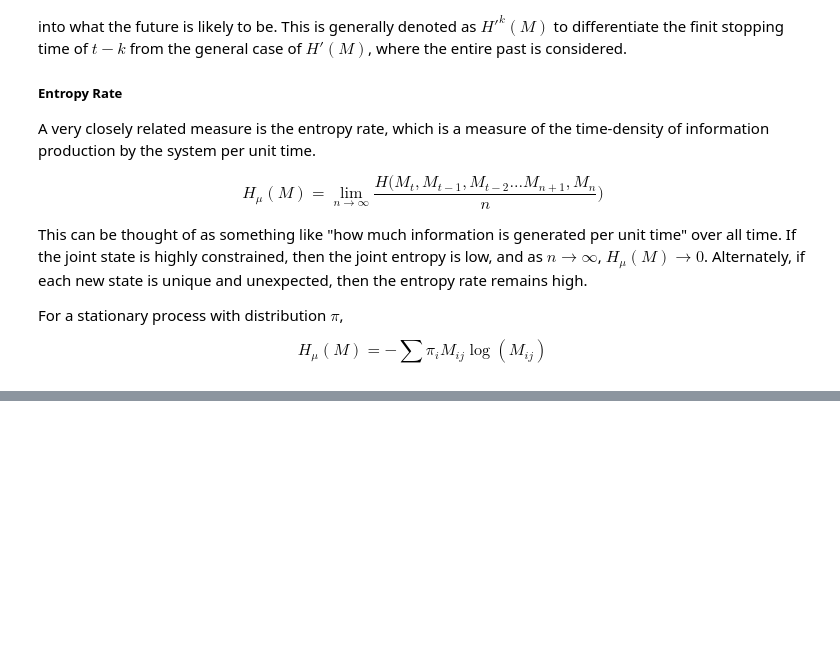
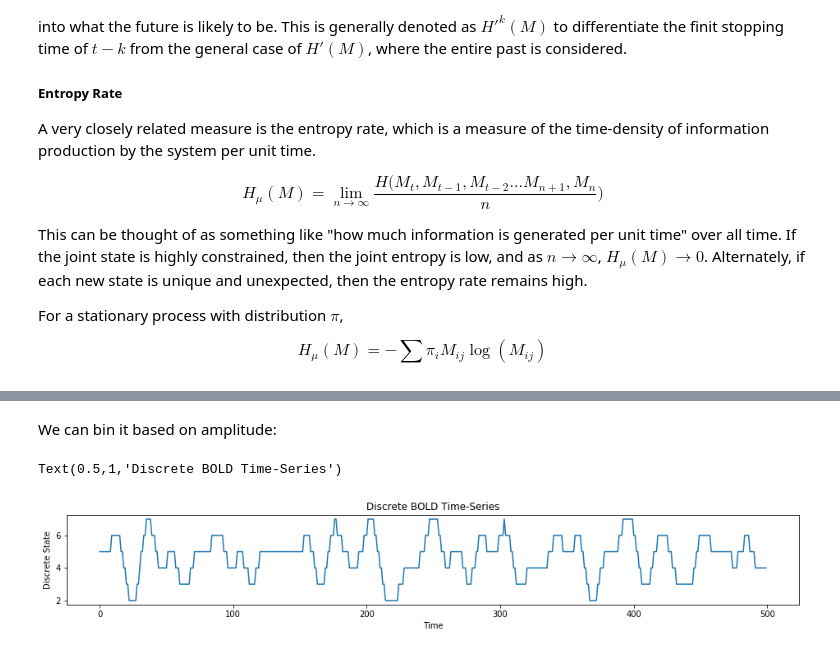
Before and after one commit to thosvarley/info-theory-group, a Jupyter notebook: Meeting4_10_2_2020.ipynb, the cells around one changed output, grey strips where cells are left out. Drawn from its saved outputs; the diff is of its cells as text; code cells hidden in the pictures; blank space fills up the shorter version.

```diff
--- a/Meeting4_10_2_2020.ipynb
+++ b/Meeting4_10_2_2020.ipynb
@@ -249,0 +417,14 @@ When dealing with a complex system that evolves through time, a natural question
+# %% [markdown]
+We can bin it based on amplitude:
+# %%
+hist = np.histogram(bold[0], bins=10)
+discrete = np.digitize(bold[0], bins=hist[1][:-1])
+
+plt.figure(figsize=(16,2))
+plt.plot(discrete[:500])
+plt.xlabel("Time")
+plt.ylabel("Discrete State")
+plt.title("Discrete BOLD Time-Series")
+# %% [output]
+Text(0.5,1,'Discrete BOLD Time-Series')
+[figure, added]
```
Also changed, not shown: parts of 19 cells of this notebook.
